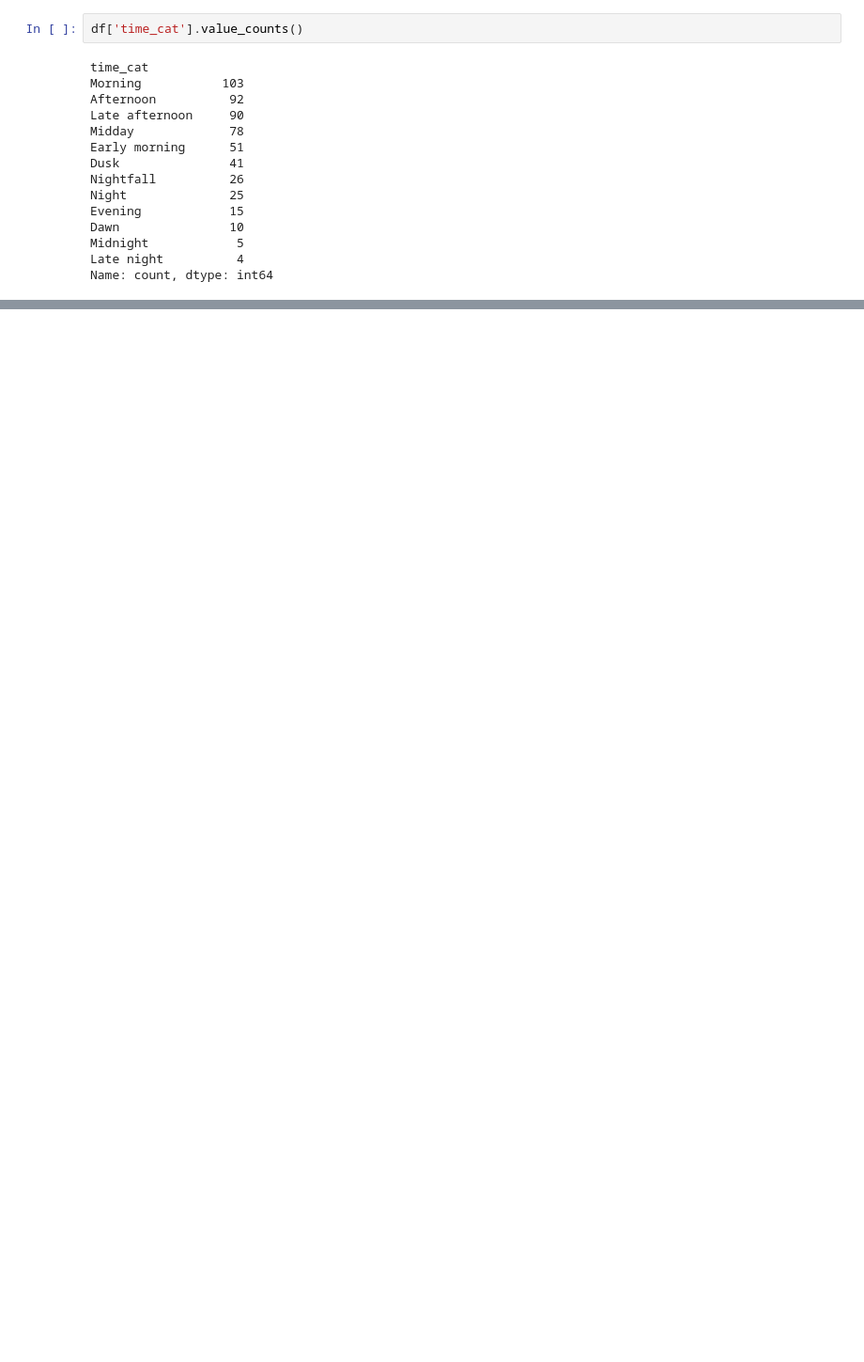
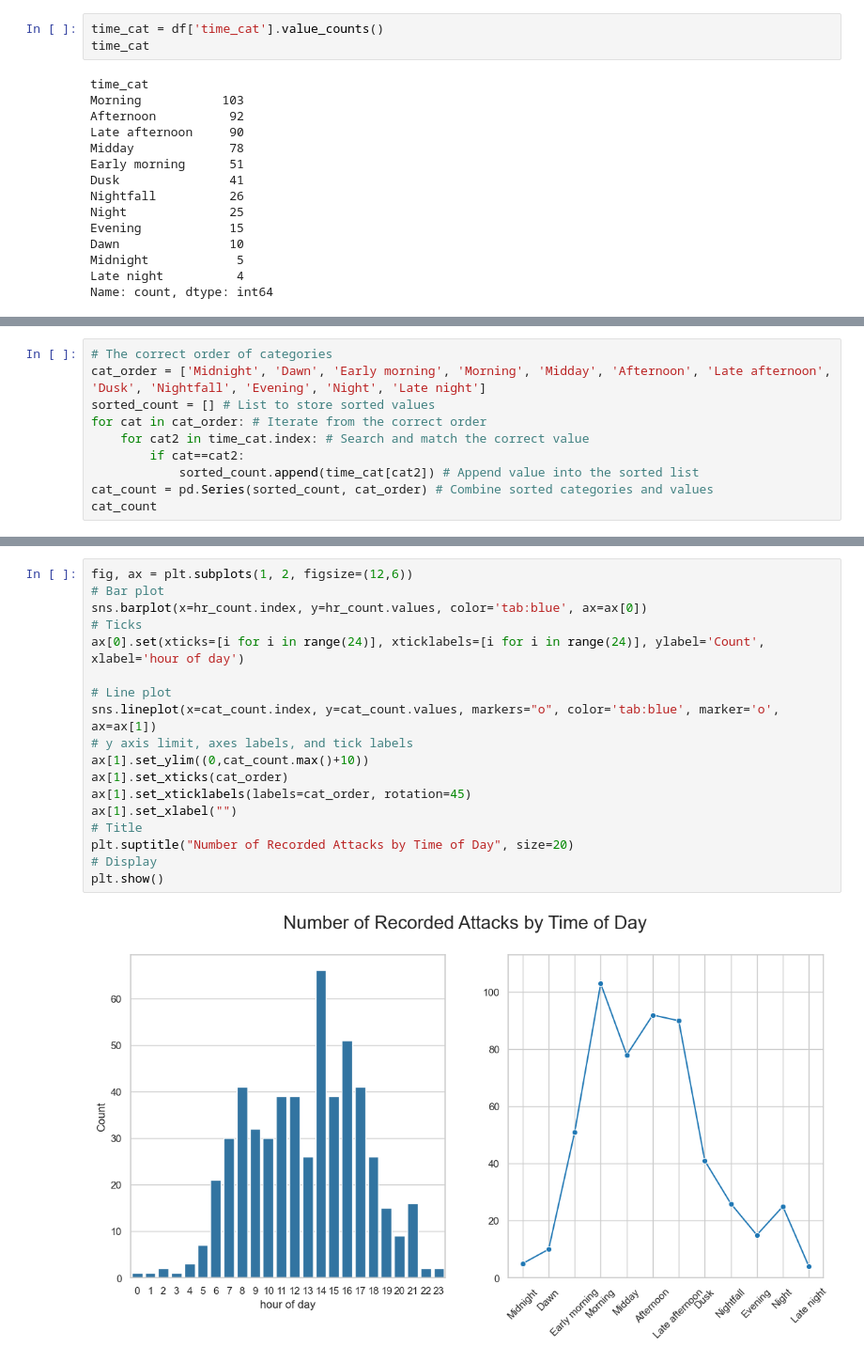
Before and after one commit to moscmh/shark, a Jupyter notebook: shark.ipynb, the cells around one changed output, grey strips where cells are left out. Shown at 94% size. Cells and saved outputs as stored; diff of their text form; blank space fills up the shorter version.

Commit message:
Finished time. Provoked next.

```diff
--- a/shark.ipynb
+++ b/shark.ipynb
@@ -369,7 +356,8 @@ plt.show()
 * Around `2PM`, there were the most attacks recorded.
 * Note: It is worth mentioning that the plot does not directly indicate the probability of getting attacked at particular time of the day.
 # %%
-df['time_cat'].value_counts()
+time_cat = df['time_cat'].value_counts()
+time_cat
 # %% [output]
 time_cat
 Morning           103
@@ -389,0 +376,10 @@ cat_order = ['Dawn', 'Early morning', 'Morning', 'Midday', 'Afternoon', 'Late af
+# %%
+# The correct order of categories
+cat_order = ['Midnight', 'Dawn', 'Early morning', 'Morning', 'Midday', 'Afternoon', 'Late afternoon', 'Dusk', 'Nightfall', 'Evening', 'Night', 'Late night']
+sorted_count = [] # List to store sorted values
+for cat in cat_order: # Iterate from the correct order
+    for cat2 in time_cat.index: # Search and match the correct value
+        if cat==cat2:
+            sorted_count.append(time_cat[cat2]) # Append value into the sorted list
+cat_count = pd.Series(sorted_count, cat_order) # Combine sorted categories and values
+cat_count
@@ -389,0 +400,20 @@ cat_order = ['Dawn', 'Early morning', 'Morning', 'Midday', 'Afternoon', 'Late af
+# %%
+fig, ax = plt.subplots(1, 2, figsize=(12,6))
+# Bar plot
+sns.barplot(x=hr_count.index, y=hr_count.values, color='tab:blue', ax=ax[0])
+# Ticks
+ax[0].set(xticks=[i for i in range(24)], xticklabels=[i for i in range(24)], ylabel='Count', xlabel='hour of day')
+
+# Line plot
+sns.lineplot(x=cat_count.index, y=cat_count.values, markers="o", color='tab:blue', marker='o', ax=ax[1])
+# y axis limit, axes labels, and tick labels
+ax[1].set_ylim((0,cat_count.max()+10))
+ax[1].set_xticks(cat_order)
+ax[1].set_xticklabels(labels=cat_order, rotation=45)
+ax[1].set_xlabel("")
+# Title
+plt.suptitle("Number of Recorded Attacks by Time of Day", size=20)
+# Display
+plt.show()
+# %% [output]
+[figure, added]
```
Also changed, not shown: parts of 7 cells of this notebook.
